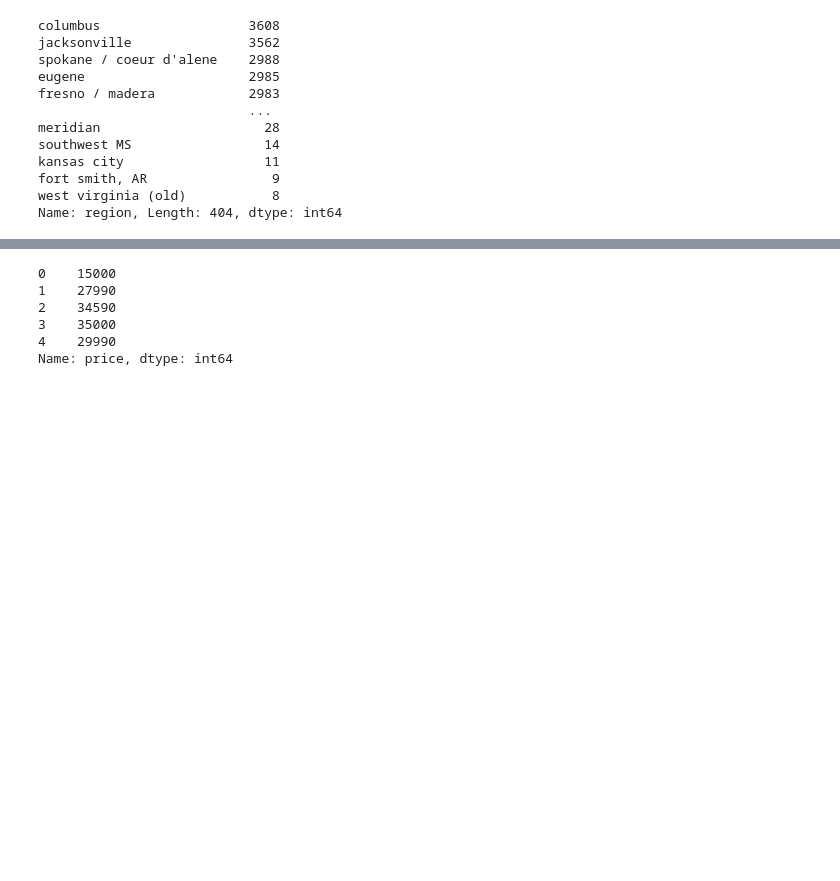
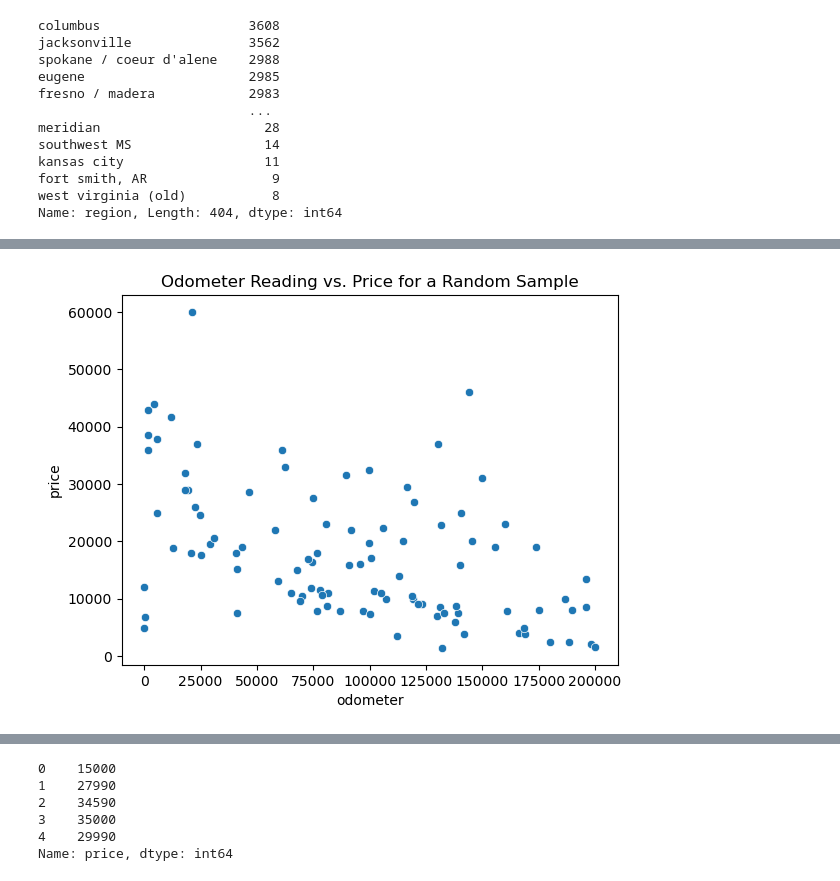
Before and after one commit to coachtech/BE_MLAI_LSTERN, a Jupyter notebook: Practical_Application_2/prompt_II.ipynb, the cells around one changed output, grey strips where cells are left out. Drawn from its saved outputs; the diff is of its cells as text; code cells hidden in the pictures; blank space fills up the shorter version.

```diff
--- a/Practical_Application_2/prompt_II.ipynb
+++ b/Practical_Application_2/prompt_II.ipynb
@@ -151,5 +155,4 @@ Name: region, Length: 404, dtype: int64
 # %%
-# drop and fill missing values
 cars.drop(columns = ['id', 'title_status', 'VIN', 'model', 'size', 'region'], inplace = True )
 cars['manufacturer'].dropna(inplace = True)
 cars['year'].fillna(cars['year'].median(), inplace = True)
@@ -166,6 +169,12 @@ cars['cylinders'].fillna(0, inplace = True)
 cars = cars[cars['drive'].notna()]
 cars = cars[cars['manufacturer'].notna()]
 cars = cars[cars['type'].notna()]
+cars.drop(cars[cars['price'] == 0].index, inplace = True)
+cars.drop(cars[cars['price'] > 100000].index, inplace = True)
+# %%
+cars.drop(cars[cars['year'] < 1990].index, inplace = True)
+cars.drop(cars[cars['odometer'] > 200000].index, inplace = True)
+cars.dropna(inplace = True)
 # %%
 cars.info()
 # %% [output]
@@ -232,0 +233,5 @@ Name: fuel, dtype: int64
+# %%
+# take a random sample from dataset and make a plot
+cars3 = cars[['price', 'year', 'odometer']]
+cars_sample = cars3.sample(n = 100, random_state = 1)
+cars_sample.head()
@@ -232,0 +245,6 @@ Name: fuel, dtype: int64
+# %%
+sns.scatterplot(x = 'odometer', y = 'price', data = cars_sample)
+plt.title("Odometer Reading vs. Price for a Random Sample")
+plt.show()
+# %% [output]
+[figure, added]
```
Also changed, not shown: parts of 53 cells of this notebook, 6 other files.
